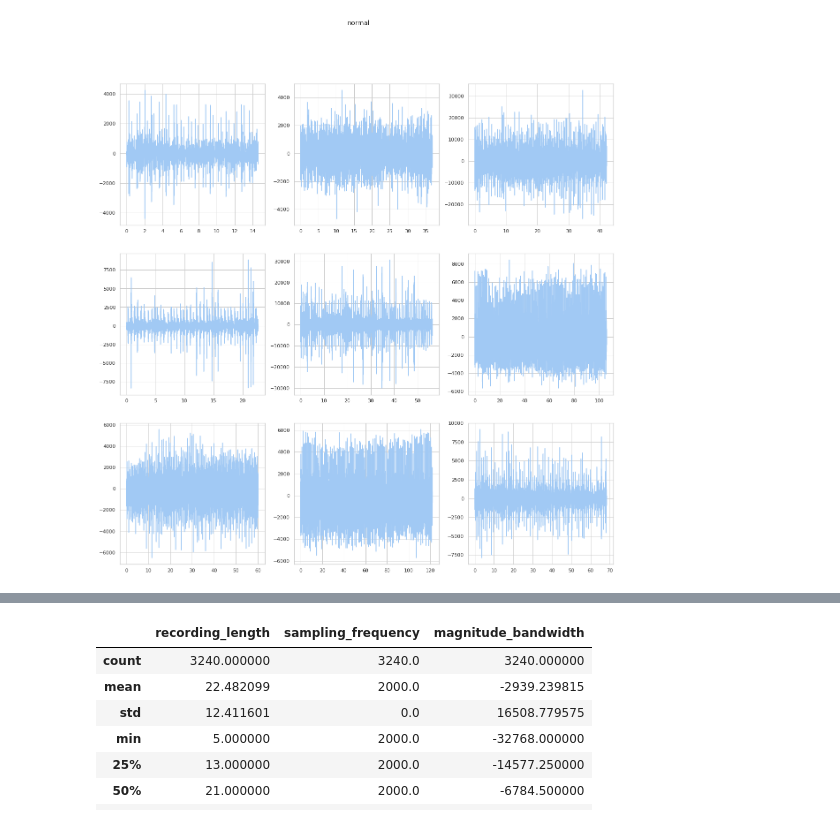
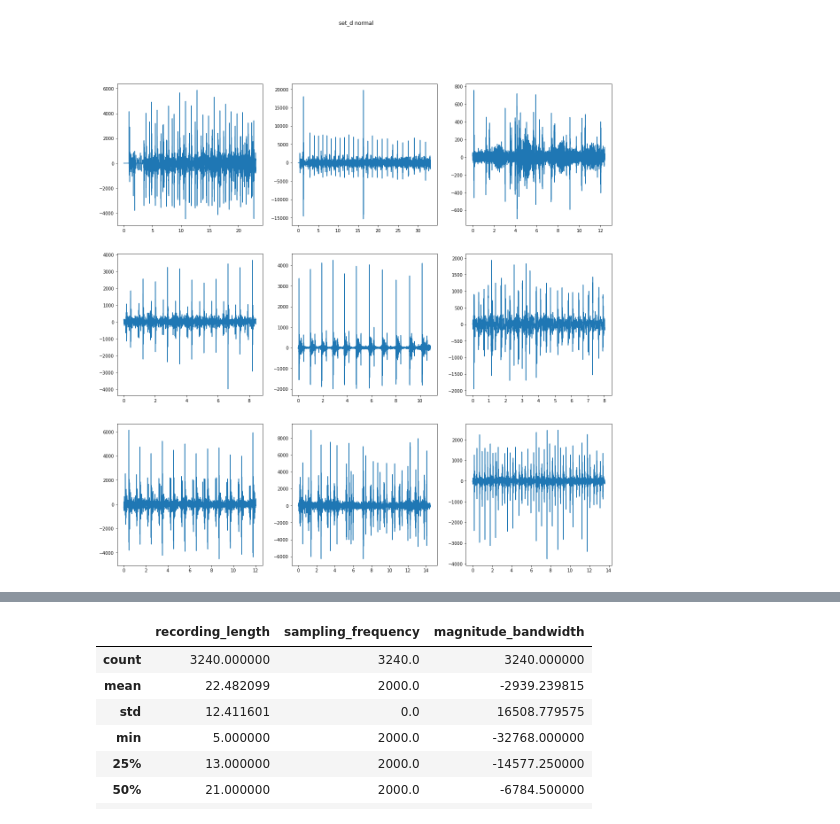
Before and after one commit to jczestochowska/heartbeat_classification, a Jupyter notebook: notebooks/physionet_dataset_analysis.ipynb, the cells around one changed output, grey strips where cells are left out. Cells and saved outputs as stored; diff of their text form; code cells hidden in the pictures.

```diff
--- a/notebooks/physionet_dataset_analysis.ipynb
+++ b/notebooks/physionet_dataset_analysis.ipynb
@@ -27,4 +35,4 @@ physionet_overview = pd.read_csv(PHYSIONET_DATASET_OVERVIEW)
 # %%
-plot_physionet_signals_on_square_grid_by_label('c', 1, 3, 20)
+plot_physionet_signals_on_square_grid_by_label('d', 1, 3, 20)
 # %% [output]
-[figure, old version]
+[figure, new version]
```
Also changed, not shown: parts of 14 cells of this notebook, 2 other files.
